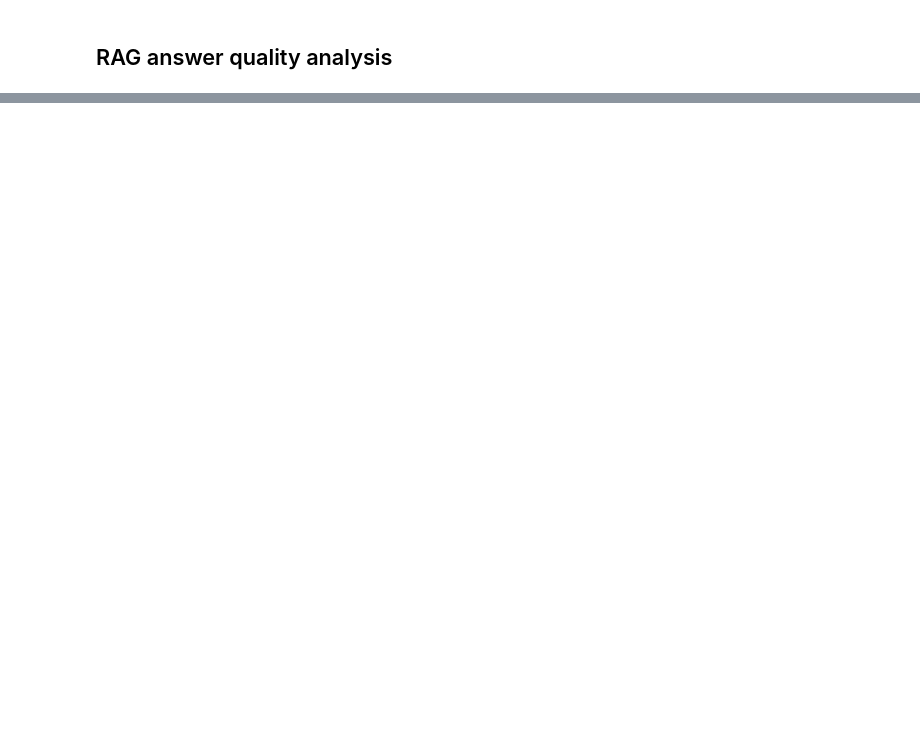
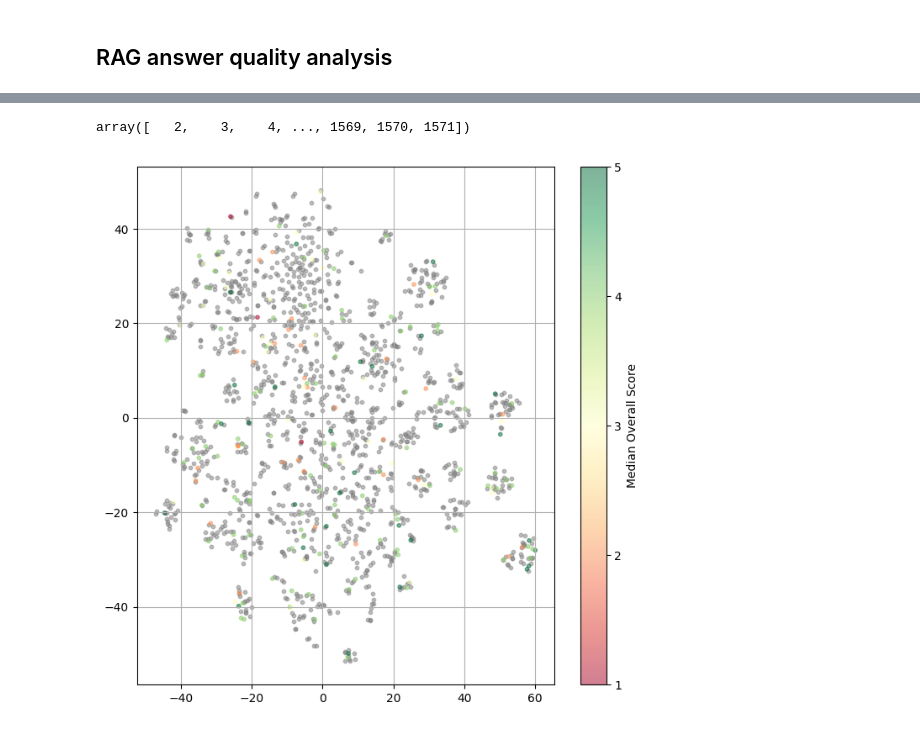
Before and after one commit to zjost/blog_code, a Jupyter notebook: llm_for_data/03_llm_virtual_judge.ipynb, the cells around one changed output, grey strips where cells are left out. Cells and saved outputs as stored; diff of their text form; code cells hidden in the pictures; blank space fills up the shorter version.

```diff
--- a/llm_for_data/03_llm_virtual_judge.ipynb
+++ b/llm_for_data/03_llm_virtual_judge.ipynb
@@ -260,0 +389,5 @@ print(json.dumps(virtual_judge_response.model_dump(), indent=4))
+# %%
+# group by id and get median performance
+id2overall = df_vj.groupby('id')['overall'].median().to_dict()
+# %%
+overalls = np.array([id2overall.get(id_, np.nan) for id_ in df['id']])
@@ -260,0 +416,32 @@ print(json.dumps(virtual_judge_response.model_dump(), indent=4))
+# %%
+not_colored
+# %% [output]
+array([   2,    3,    4, ..., 1569, 1570, 1571])
+# %%
+# plot embeddings, color-coded by median rank
+fig, ax = plt.subplots(figsize=(8, 8))
+colored = np.where(~np.isnan(overalls))[0]
+not_colored = np.where(np.isnan(overalls))[0]
+kwargs = dict(s=10, alpha=0.5)
+eps = 0.5
+ax.scatter(
+    X_tsne[not_colored, 0]+np.random.uniform(-eps, eps, size=not_colored.shape),
+    X_tsne[not_colored, 1]+np.random.uniform(-eps, eps, size=not_colored.shape),
+    c='gray',
+    **kwargs
+)
+scatter = ax.scatter(
+    X_tsne[colored, 0]+np.random.uniform(-eps, eps, size=colored.shape),
+    X_tsne[colored, 1]+np.random.uniform(-eps, eps, size=colored.shape),
+    c=overalls[colored],
+    cmap='RdYlGn',
+    **kwargs
+)
+# add coloring bar
+cbar = plt.colorbar(scatter, ax=ax)  # Associate the colorbar with the Axes
+cbar.set_label('Median Overall Score')
+cbar.set_ticks(np.arange(1, 6))
+cbar.set_ticklabels(np.arange(1, 6))
+ax.grid()
+# %% [output]
+[figure, added]
```
Also changed, not shown: parts of 28 cells of this notebook, 2 other files.
